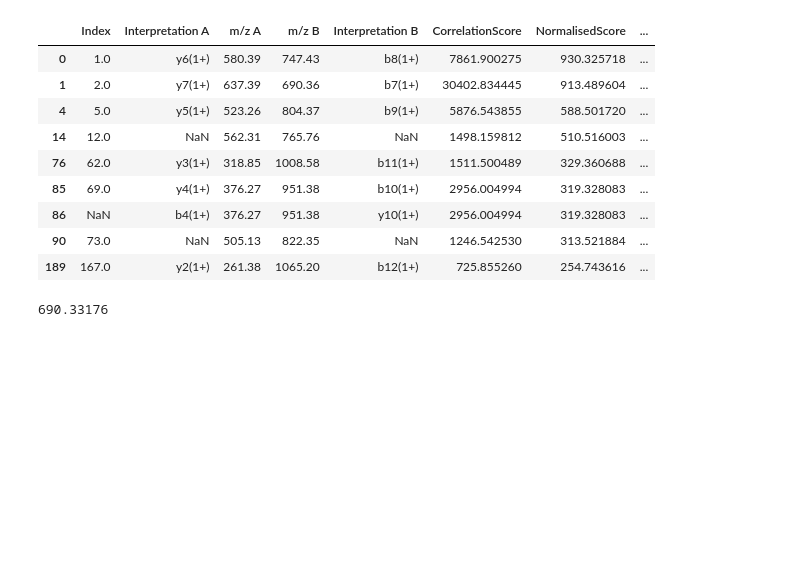
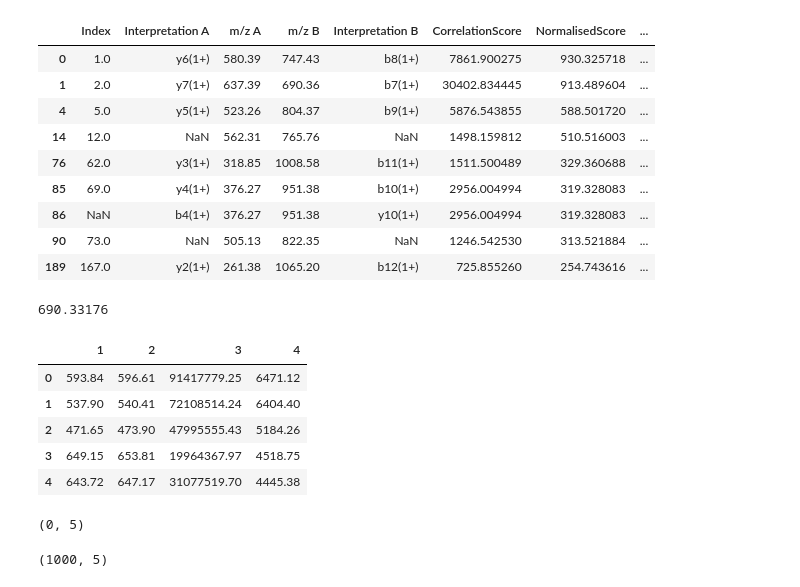
Before and after one commit to Kevinxsn/2D_spec_dict, a Jupyter notebook: notebook2.ipynb, the cells around one changed output. Drawn from its saved outputs; the diff is of its cells as text; code cells hidden in the pictures; blank space fills up the shorter version.

```diff
--- a/notebook2.ipynb
+++ b/notebook2.ipynb
@@ -702,3 +702,14 @@ annot_df_conserve
 peptide.Pep('[GGNFSGRMeGGFGGSR+3H]3+').ion_mass('b7')
 # %% [output]
 690.33176
+# %%
+df = pd.read_csv('data/Top_Correlations_At_Full_Num_Scans_PCov/LTQ-XL/20160428_2100_ME16_3+_CVscan_NCE35_Turbo10000/tic_topfeat.csv', names = ['1', '2', '3', '4'])
+# %%
+df.head()
+# %% [output]
+|  | 1 | 2 | 3 | 4 |
+| 0 | 593.84 | 596.61 | 91417779.25 | 6471.12 |
+| 1 | 537.90 | 540.41 | 72108514.24 | 6404.40 |
+| 2 | 471.65 | 473.90 | 47995555.43 | 5184.26 |
+| 3 | 649.15 | 653.81 | 19964367.97 | 4518.75 |
+| 4 | 643.72 | 647.17 | 31077519.70 | 4445.38 |
@@ -704,0 +720,8 @@ peptide.Pep('[GGNFSGRMeGGFGGSR+3H]3+').ion_mass('b7')
+# %%
+duplicates.shape
+# %% [output]
+(0, 5)
+# %%
+df.shape
+# %% [output]
+(1000, 5)
```
Also changed, not shown: parts of 1 cell of this notebook, 2 other files.
